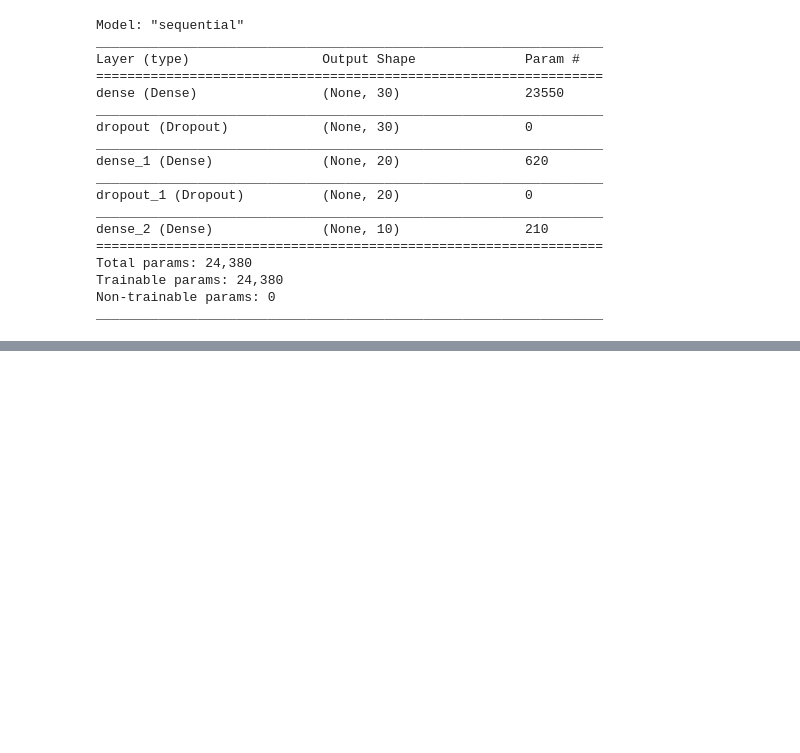
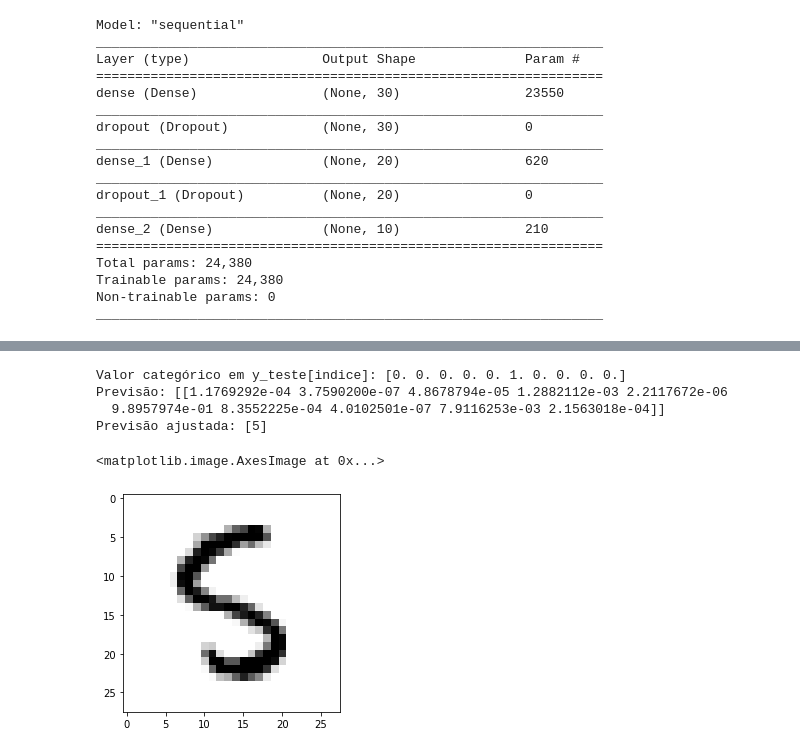
Before and after one commit to rayclimaco/introducao_deeplearning, a Jupyter notebook: deep_learning_ocean_9_02.ipynb, the cells around one changed output, grey strips where cells are left out. Drawn from its saved outputs; the diff is of its cells as text; code cells hidden in the pictures; blank space fills up the shorter version.

```diff
--- a/deep_learning_ocean_9_02.ipynb
+++ b/deep_learning_ocean_9_02.ipynb
@@ -210,0 +255,35 @@ _________________________________________________________________
+# %%
+#Fazendo previsões
+
+indice = 1235
+
+print("Valor categórico em y_teste[indice]:", y_teste[indice])
+
+
+imagem = x_teste[indice].reshape((1, resolucao_total))
+
+# Como o model.predict aceita mais de uma imagem ao mesmo tempo
+# e queremos apenas analisar uma imagem, precisamos fazer um reshape, em que [0, 0, 0, 0], vira [[0, 0, 0, 0]]
+imagem = x_teste[indice].reshape((1, resolucao_total))
+
+# Fazemos a previsão da imagem
+prediction = model.predict(imagem)
+print("Previsão:", prediction)
+
+# Transformar a previsão em algo que conseguimos entender de forma mais fácil
+
+import numpy as np
+# Convertemos a previsão que está em porcentagens, pegando o maior valor disponível
+prediction_class = np.argmax(prediction, axis=-1)
+print("Previsão ajustada:", prediction_class)
+
+# Recarregamos o MNIST e exibimos a imagem original usando o matplotlib carregado anteriormente
+(x_treino_img, y_treino_img), (x_teste_img, y_teste_img) = mnist.load_data()
+plt.imshow(x_teste_img[indice], cmap=plt.cm.binary)
+# %% [output]
+Valor categórico em y_teste[indice]: [0. 0. 0. 0. 0. 1. 0. 0. 0. 0.]
+Previsão: [[1.1769292e-04 3.7590200e-07 4.8678794e-05 1.2882112e-03 2.2117672e-06
+  9.8957974e-01 8.3552225e-04 4.0102501e-07 7.9116253e-03 2.1563018e-04]]
+Previsão ajustada: [5]
+<matplotlib.image.AxesImage at 0x...>
+[figure, added]
```
Also changed, not shown: parts of 1 cell of this notebook.
